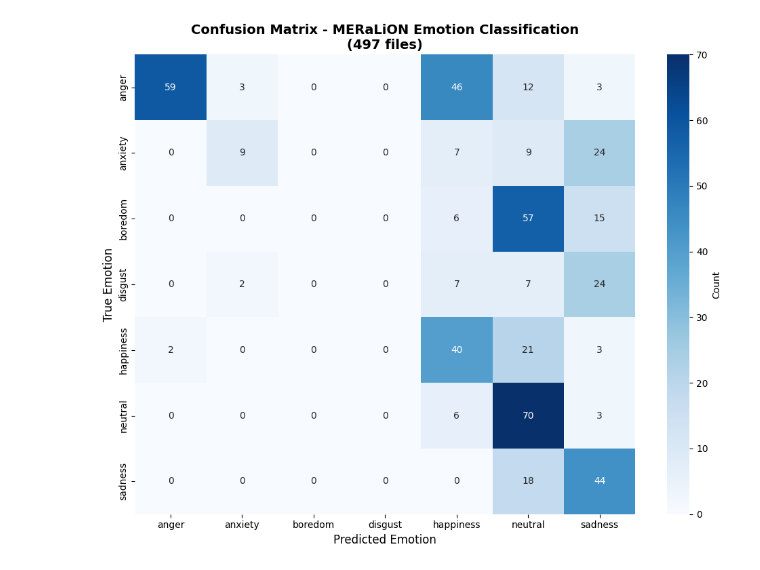
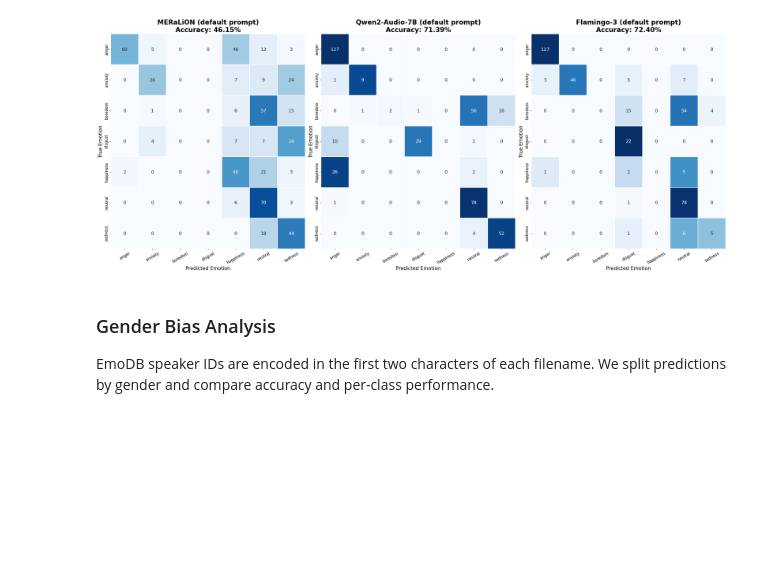
Before and after one commit to JachinTekle/SERENA, a Jupyter notebook: evaluate.ipynb, the cells around one changed output. Cells and saved outputs as stored; diff of their text form; code cells hidden in the pictures; blank space fills up the shorter version.

```diff
--- a/evaluate.ipynb
+++ b/evaluate.ipynb
@@ -142,21 +130,36 @@ happiness [ 2  0  0  0 40 21  3]
-# %%
-import matplotlib.pyplot as plt
-import seaborn as sns
-
-# Plot confusion matrix
-plt.figure(figsize=(10, 8))
-sns.heatmap(cm_all,
-            annot=True,
-            fmt='d',
-            cmap='Blues',
-            xticklabels=sorted(valid_emotions),
-            yticklabels=sorted(valid_emotions),
-            cbar_kws={'label': 'Count'})
-
-plt.title('Confusion Matrix - MERaLiON Emotion Classification\n(497 files)', fontsize=14, fontweight='bold')
-plt.xlabel('Predicted Emotion', fontsize=12)
-plt.ylabel('True Emotion', fontsize=12)
-plt.tight_layout()
-plt.show()
-# %% [output]
-[figure, removed]
+# %%
+n = len(all_results)
+fig, axes = plt.subplots(1, n, figsize=(9 * n, 11))
+if n == 1:
+    axes = [axes]
+
+for ax, (model_name, results) in zip(axes, all_results.items()):
+    y_true, y_pred = evaluate(results, ground_truth)
+    cm = confusion_matrix(y_true, y_pred, labels=VALID_EMOTIONS)
+
+    # Normalise rows for colour, annotate with raw counts
+    cm_norm = cm.astype(float)
+    row_sums = cm_norm.sum(axis=1, keepdims=True)
+    cm_norm = np.where(row_sums == 0, 0, cm_norm / row_sums)
+
+    sns.heatmap(cm_norm, annot=cm, fmt='d', cmap='Blues',
+                vmin=0, vmax=1,
+                xticklabels=VALID_EMOTIONS,
+                yticklabels=VALID_EMOTIONS,
+                cbar=False, ax=ax, linewidths=0.3,
+                annot_kws={"size": 14})
+
+    acc = accuracy_score(y_true, y_pred)
+    ax.set_title(f"{model_name}\nAccuracy: {acc:.2%}", fontsize=20, fontweight='bold')
+    ax.set_xlabel('Predicted Emotion', fontsize=15)
+    ax.set_ylabel('True Emotion', fontsize=15)
+    ax.tick_params(axis='x', rotation=30, labelsize=12)
+    ax.tick_params(axis='y', labelsize=12)
+
+plt.tight_layout()
+plt.show()
+# %% [output]
+[figure, added]
+# %% [markdown]
+### Gender Bias Analysis
+EmoDB speaker IDs are encoded in the first two characters of each filename. We split predictions by gender and compare accuracy and per-class performance.
```
Also changed, not shown: parts of 10 cells of this notebook, 15 other files.
